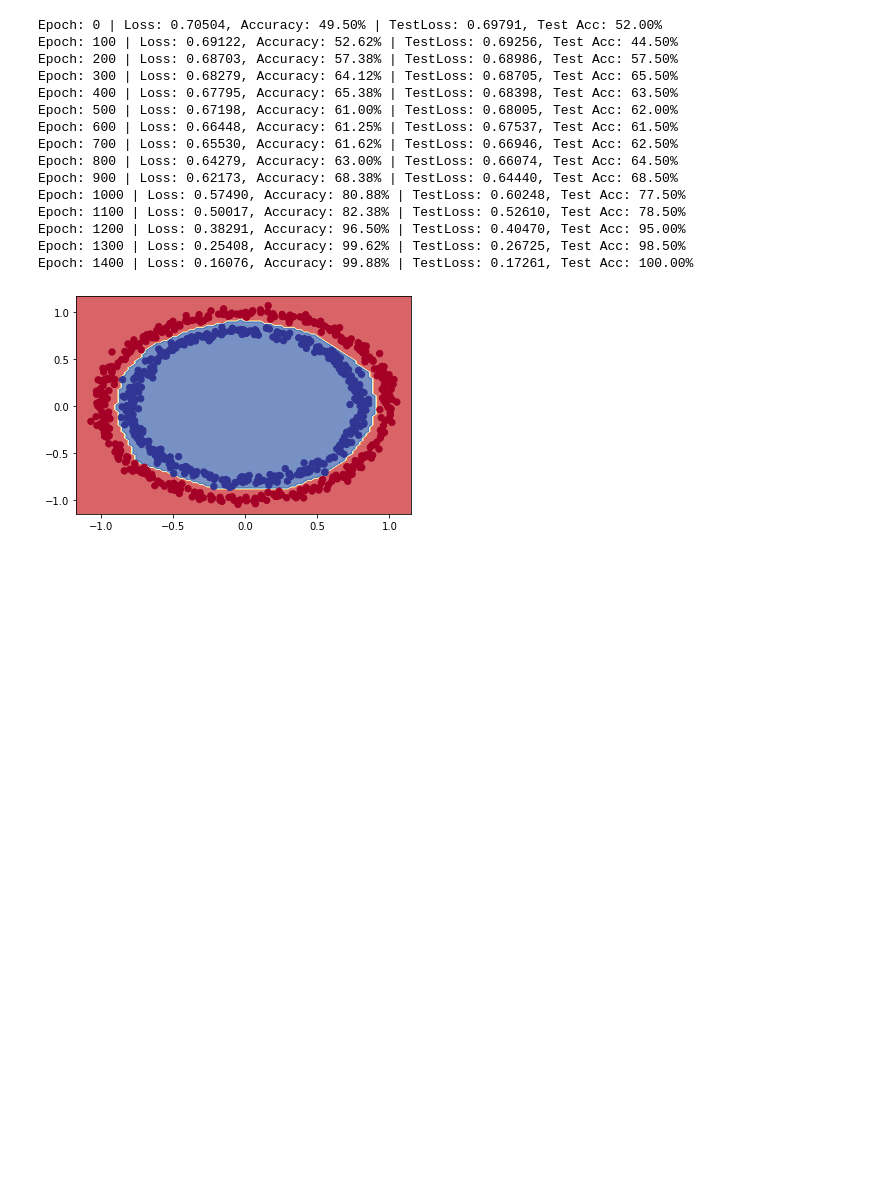
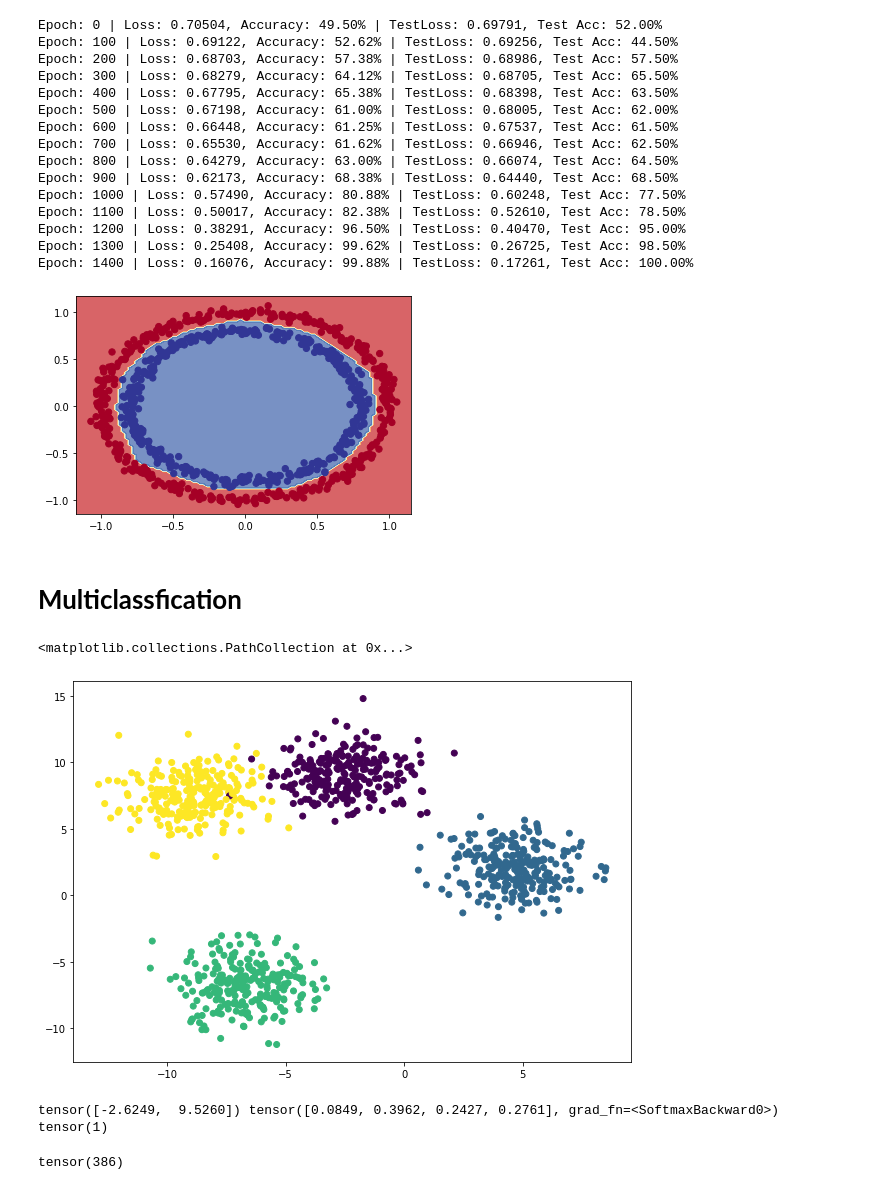
Before and after one commit to O-suke12/Arku, a Jupyter notebook: ReviewWithPytorch.ipynb, the cells around one changed output. Saved outputs shown, nothing was run; the diff lists cells and outputs as text; code cells hidden in the pictures; blank space fills up the shorter version.

```diff
--- a/ReviewWithPytorch.ipynb
+++ b/ReviewWithPytorch.ipynb
@@ -294,3 +294,30 @@ from helper_function import plot_decision_boundary
 plot_decision_boundary(model2, X_train, y_train)
 # %% [output]
 [figure]
+# %% [markdown]
+# **Multiclassfication**
+# %%
+from scipy.sparse.construct import random
+from sklearn.datasets import make_blobs
+from sklearn.model_selection import train_test_split
+
+num_classes = 4
+num_featrues = 2
+random_seed = 42
+
+X_brobs, y_brobs = make_blobs(n_samples=1000,
+                              n_features=num_featrues,
+                              centers=num_classes,
+                              cluster_std=1.5,
+                              random_state=random_seed)
+X_brobs = torch.from_numpy(X_brobs).type(torch.float)
+y_brobs = torch.from_numpy(y_brobs).type(torch.float)
+X_train, X_test, y_train, y_test = train_test_split(X_brobs,
+                                                    y_brobs,
+                                                    test_size=0.2,
+                                                    random_state=random_seed)
+plt.figure(figsize=(10,7))
+plt.scatter(X_brobs[:,0], X_brobs[:,1], c=y_brobs)
+# %% [output]
+<matplotlib.collections.PathCollection at 0x...>
+[figure, added]
@@ -296,0 +339,12 @@ plot_decision_boundary(model2, X_train, y_train)
+# %%
+print(X_train[1,:], model3(X_train[1,:]))
+print(torch.argmax(model3(X_train[1,:])))
+# %% [output]
+tensor([-2.6249,  9.5260]) tensor([0.0849, 0.3962, 0.2427, 0.2761], grad_fn=<SoftmaxBackward0>)
+tensor(1)
+# %%
+sample_pred = torch.argmax(model3(X_train),dim=1)
+sample_ans = y_train
+torch.sum(sample_pred == sample_ans)
+# %% [output]
+tensor(386)
```
Also changed, not shown: parts of 5 cells of this notebook.
